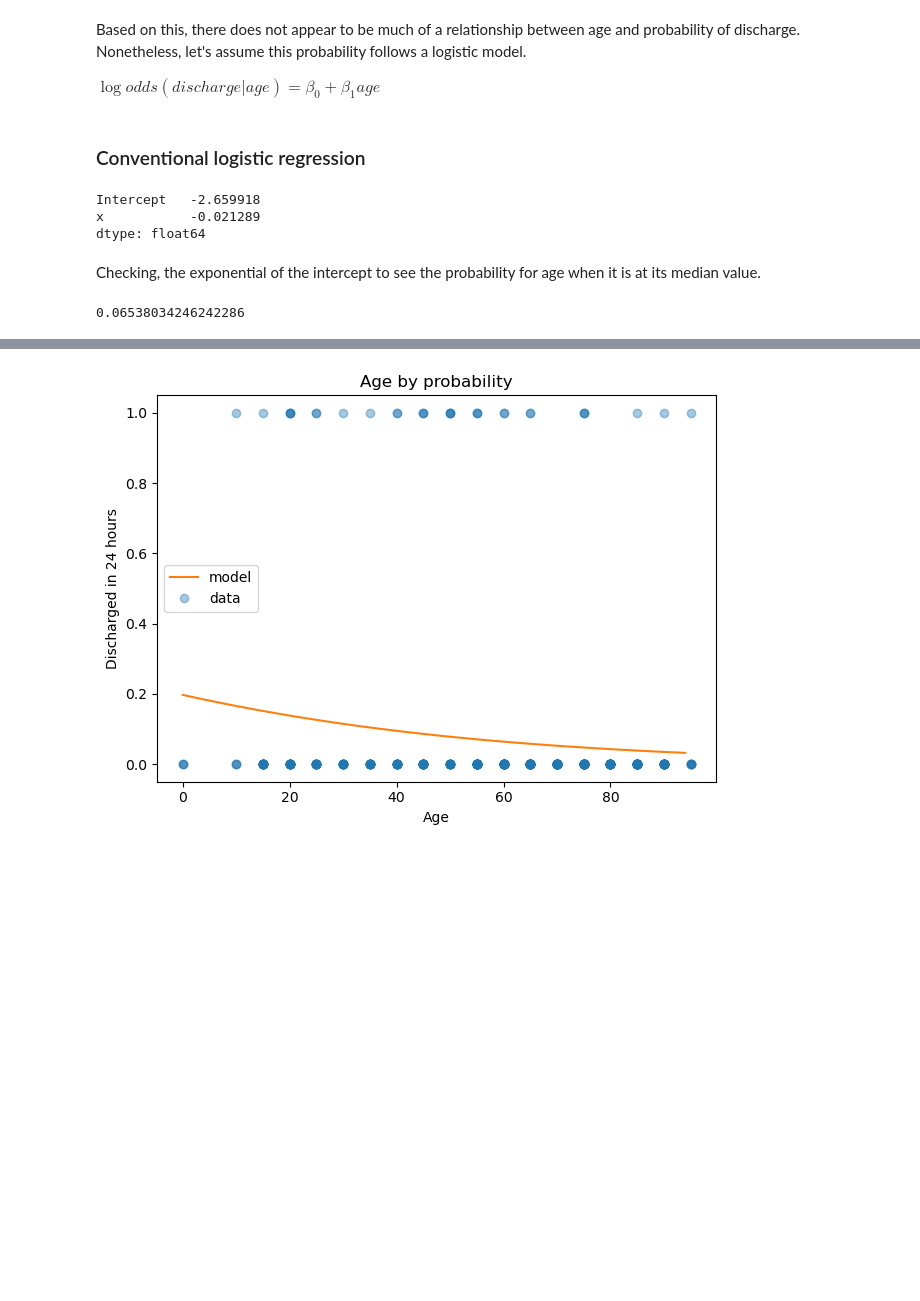
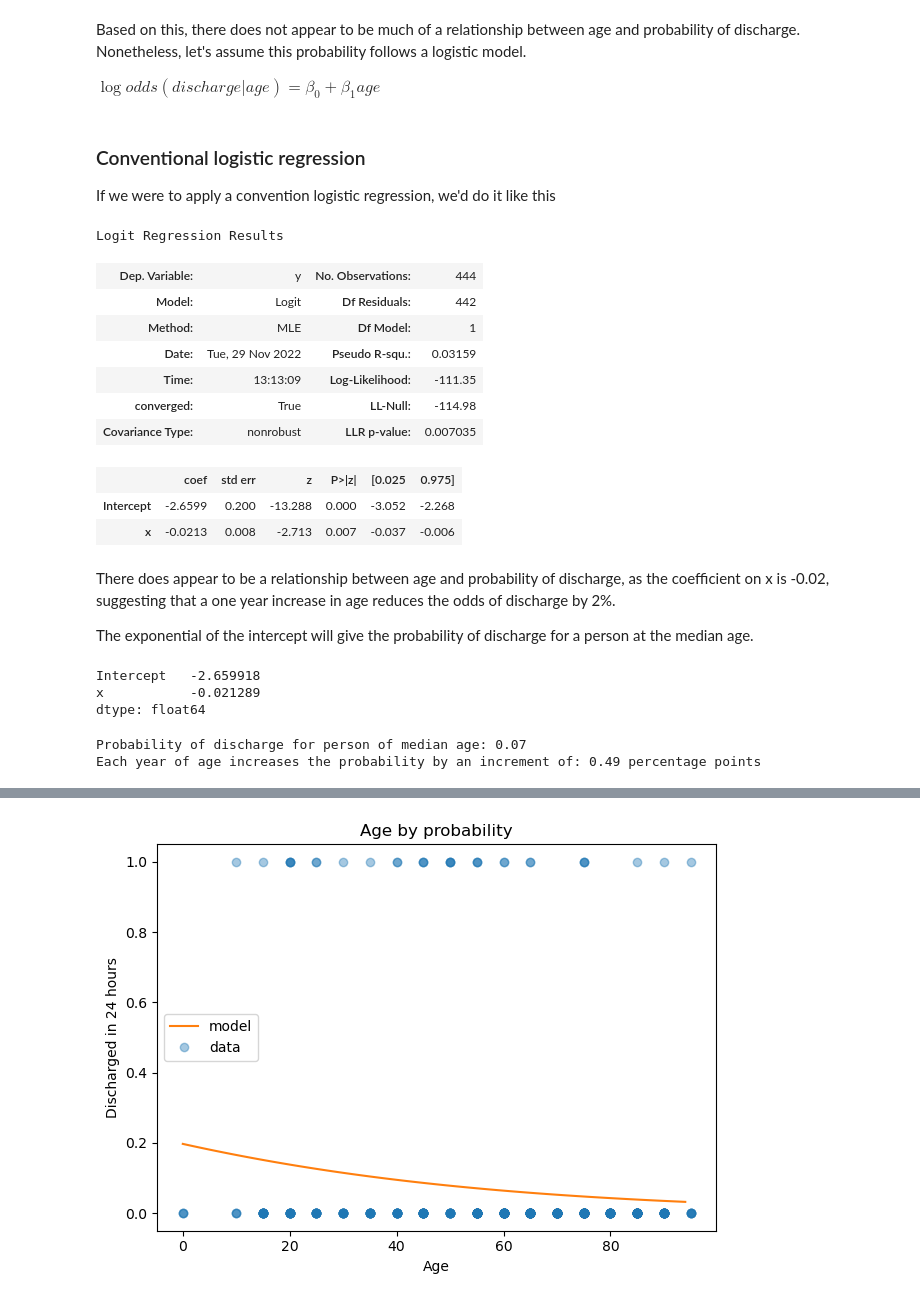
Before and after one commit to HYLODE/HyStakes, a Jupyter notebook: hystakes/vignettes/bayes-for-discharge-using-odds.ipynb, the cells around one changed output, grey strips where cells are left out. Saved outputs shown, nothing was run; the diff lists cells and outputs as text; code cells hidden in the pictures; blank space fills up the shorter version.

Commit message:
annotating Bayesian logistic regrssion

```diff
--- a/hystakes/vignettes/bayes-for-discharge-using-odds.ipynb
+++ b/hystakes/vignettes/bayes-for-discharge-using-odds.ipynb
@@ -305,28 +281,48 @@ plot_data(df)
 Based on this, there does not appear to be much of a relationship between age and probability of discharge. Nonetheless, let's assume this probability follows a logistic model.
 
 $ \log odds(discharge | age ) = \beta_{0} + \beta_{1} age $
-# %% [markdown]
-### Conventional logistic regression
+# %% [markdown]
+### Conventional logistic regression
+
+If we were to apply a convention logistic regression, we'd do it like this
 # %%
 age_offset = df['age'].mean().round()
 df['x'] = df['age'] - age_offset
 df['y'] = df['dischargein24'].apply(lambda x: 1 if x else 0)
 
 import statsmodels.api as sm
 import statsmodels.formula.api as smf
 
 formula = 'y ~ x'
 results = smf.logit(formula, data=df[['x', 'y']]).fit(disp=False)
-results.params
+results.summary()
 # %% [output]
-Intercept   -2.659918
-x           -0.021289
-dtype: float64
+Logit Regression Results
+| Dep. Variable: | y | No. Observations: | 444 |
+| Model: | Logit | Df Residuals: | 442 |
+| Method: | MLE | Df Model: | 1 |
+| Date: | Tue, 29 Nov 2022 | Pseudo R-squ.: | 0.03159 |
+| Time: | 13:13:09 | Log-Likelihood: | -111.35 |
+| converged: | True | LL-Null: | -114.98 |
+| Covariance Type: | nonrobust | LLR p-value: | 0.007035 |
+|  | coef | std err | z | P>|z| | [0.025 | 0.975] |
+| Intercept | -2.6599 | 0.200 | -13.288 | 0.000 | -3.052 | -2.268 |
+| x | -0.0213 | 0.008 | -2.713 | 0.007 | -0.037 | -0.006 |
-# %% [markdown]
-Checking, the exponential of the intercept to see the probability for age when it is at its median value.
-# %%
-from scipy.special import expit
-expit(results.params['Intercept'])
-# %% [output]
-0.06538034246242286
+# %% [markdown]
+There does appear to be a relationship between age and probability of discharge, as the coefficient on x is -0.02, suggesting that a one year increase in age reduces the odds of discharge by 2%.
+
+The exponential of the intercept will give the probability of discharge for a person at the median age.
+# %%
+results.params
+# %% [output]
+Intercept   -2.659918
+x           -0.021289
+dtype: float64
+# %%
+from scipy.special import expit
+print("Probability of discharge for person of median age: " + str(round(expit(results.params['Intercept']),2)))
+print("Each year of age increases the probability by an increment of: " + str(round(expit(results.params['x']),2)) + ' percentage points')
+# %% [output]
+Probability of discharge for person of median age: 0.07
+Each year of age increases the probability by an increment of: 0.49 percentage points
 # %% [markdown]
```
Also changed, not shown: parts of 43 cells of this notebook, 2 other files.
